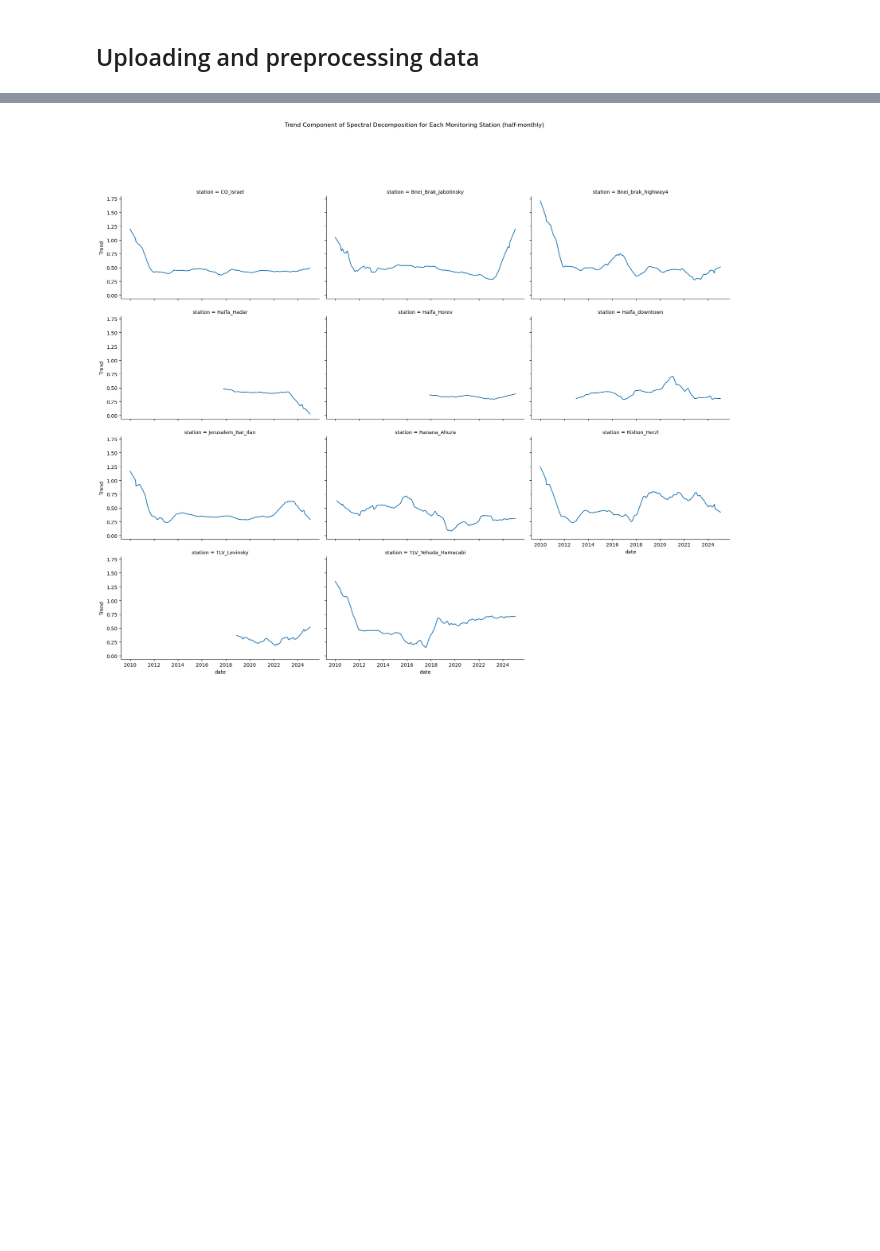
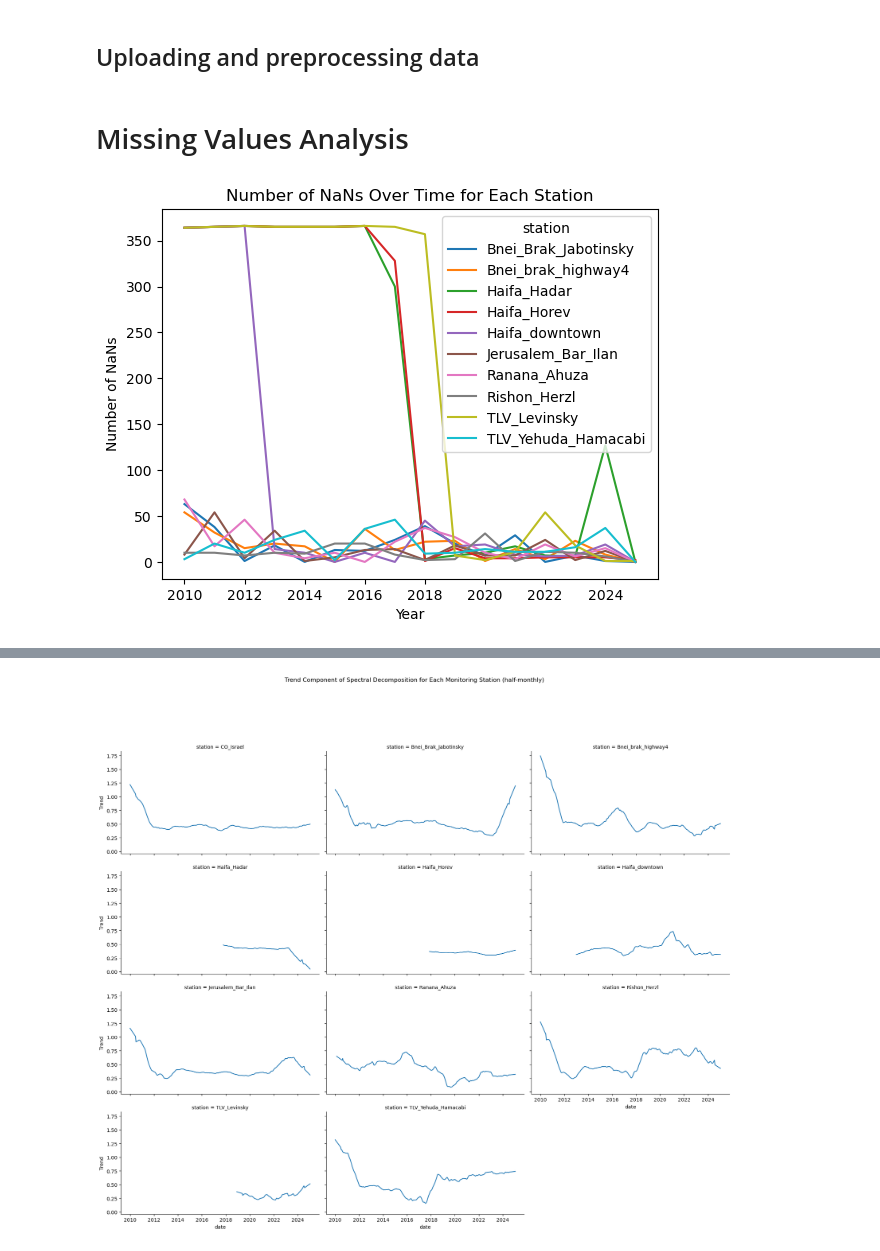
Before and after one commit to sinitsky96/Time-Series-Project, a Jupyter notebook: 01_pollution_eda.ipynb, the cells around one changed output, grey strips where cells are left out. Drawn from its saved outputs; the diff is of its cells as text; code cells hidden in the pictures; blank space fills up the shorter version.

Commit message:
add comparison to another pollutant and missing values analysis

```diff
--- a/01_pollution_eda.ipynb
+++ b/01_pollution_eda.ipynb
@@ -8,24 +8,22 @@ import matplotlib.dates as mdates
 # %% [markdown]
 ## Uploading and preprocessing data
 # %%
-df = pd.read_csv('data/air_data_clean.csv')
-df['date_time']=pd.to_datetime(df['date_time'], origin='1899-12-30', unit='D')
+def preprocessing_air_data(df):
+    df['date_time']=pd.to_datetime(df['date_time'], origin='1899-12-30', unit='D')
+    df['date_time'] = pd.to_datetime(df['date_time'], format='%d/%m/%Y')
 
-df['date_time'] = pd.to_datetime(df['date_time'], format='%d/%m/%Y')
+    # # Replace '<Samp' values with 0
+    # df = df.replace('<Samp', 0)
 
-# Replace '<Samp' values with 0
-df = df.replace('<Samp', 0)
+    # Convert all non-numeric values (except dates) to NaN
+    numeric_columns = df.columns[1:]  # All columns except the date column
+    df[numeric_columns] = df[numeric_columns].apply(pd.to_numeric, errors='coerce')
 
-# Convert all non-numeric values (except dates) to NaN
-numeric_columns = df.columns[1:]  # All columns except the date column
-df[numeric_columns] = df[numeric_columns].apply(pd.to_numeric, errors='coerce')
+    # # Convert negative values to 0
+    # df[numeric_columns] = df[numeric_columns].clip(lower=0)
 
-# Convert negative values to 0
-df[numeric_columns] = df[numeric_columns].clip(lower=0)
+    # convert negative values to NaN
+    df[numeric_columns] = df[numeric_columns].map(lambda x: np.nan if x < 0 else x)
 
-# Calculate row means excluding NaN values
-# axis=1 means calculate across columns
-# skipna=True means ignore NaN values
-df['CO_Israel'] = df[numeric_columns].mean(axis=1, skipna=True)
-df['half_month'] = df['date_time'].dt.day.apply(lambda x: 1 if x <= 15 else 2)
+    return df
 # %%
@@ -49,0 +60,16 @@ air_longer = air.melt(id_vars=['date'], var_name='station', value_name='CO_level
+# %% [markdown]
+# Missing Values Analysis
+# %%
+air_long = air.melt(id_vars = ['date_time'], var_name = 'station', value_name='CO_level')
+
+nan_by_year = air_long.groupby([air_long['date_time'].dt.year,
+                      'station'])['CO_level'].apply(lambda x: x.isna().sum()).reset_index(name = "NaN Count")
+
+sns.lineplot(data = nan_by_year, x='date_time', y='NaN Count', hue='station')
+plt.xlabel("Year")
+plt.ylabel("Number of NaNs")
+plt.title("Number of NaNs Over Time for Each Station")
+plt.legend(title="station")
+plt.show()
+# %% [output]
+[figure, added]
```
Also changed, not shown: parts of 43 cells of this notebook.
